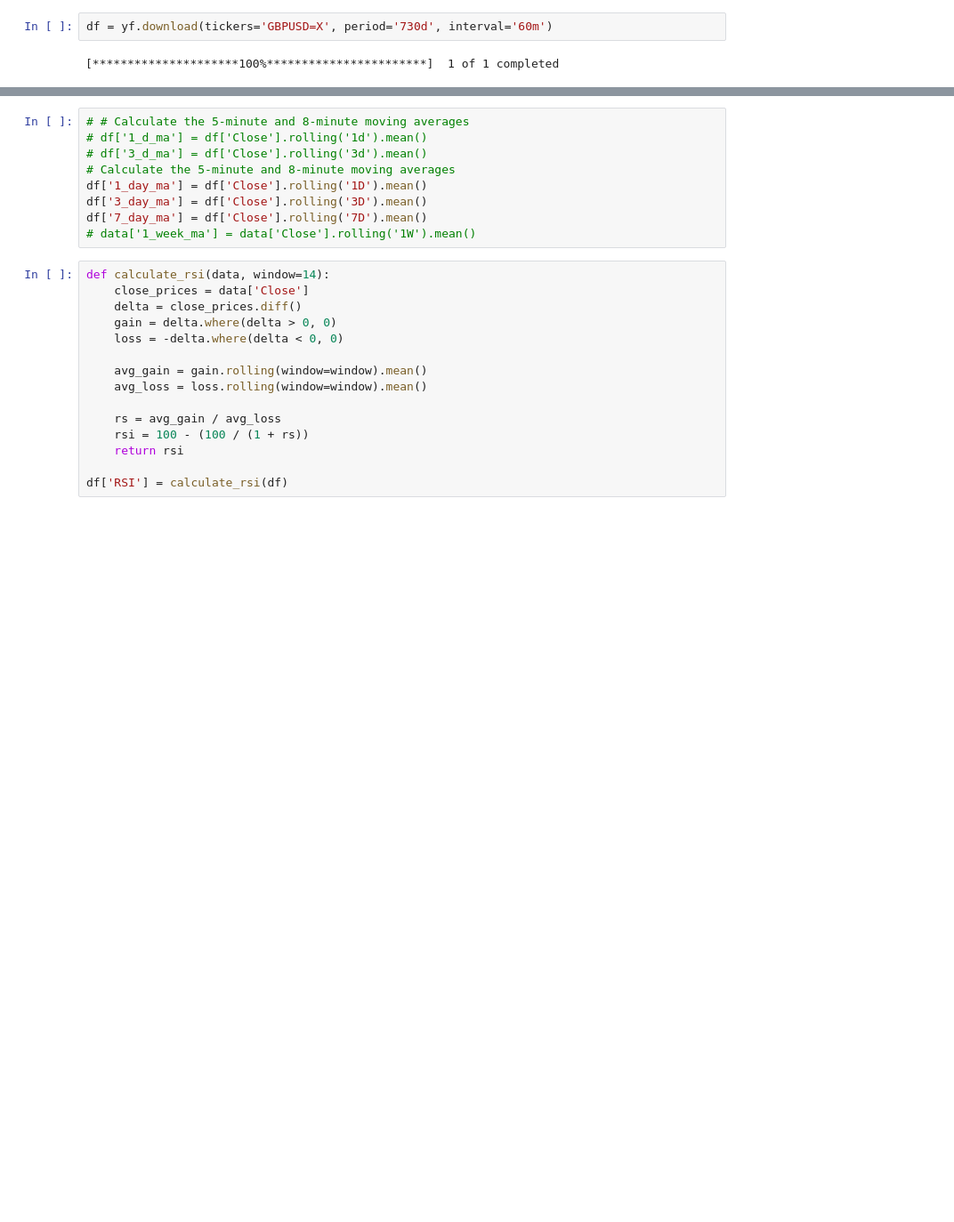
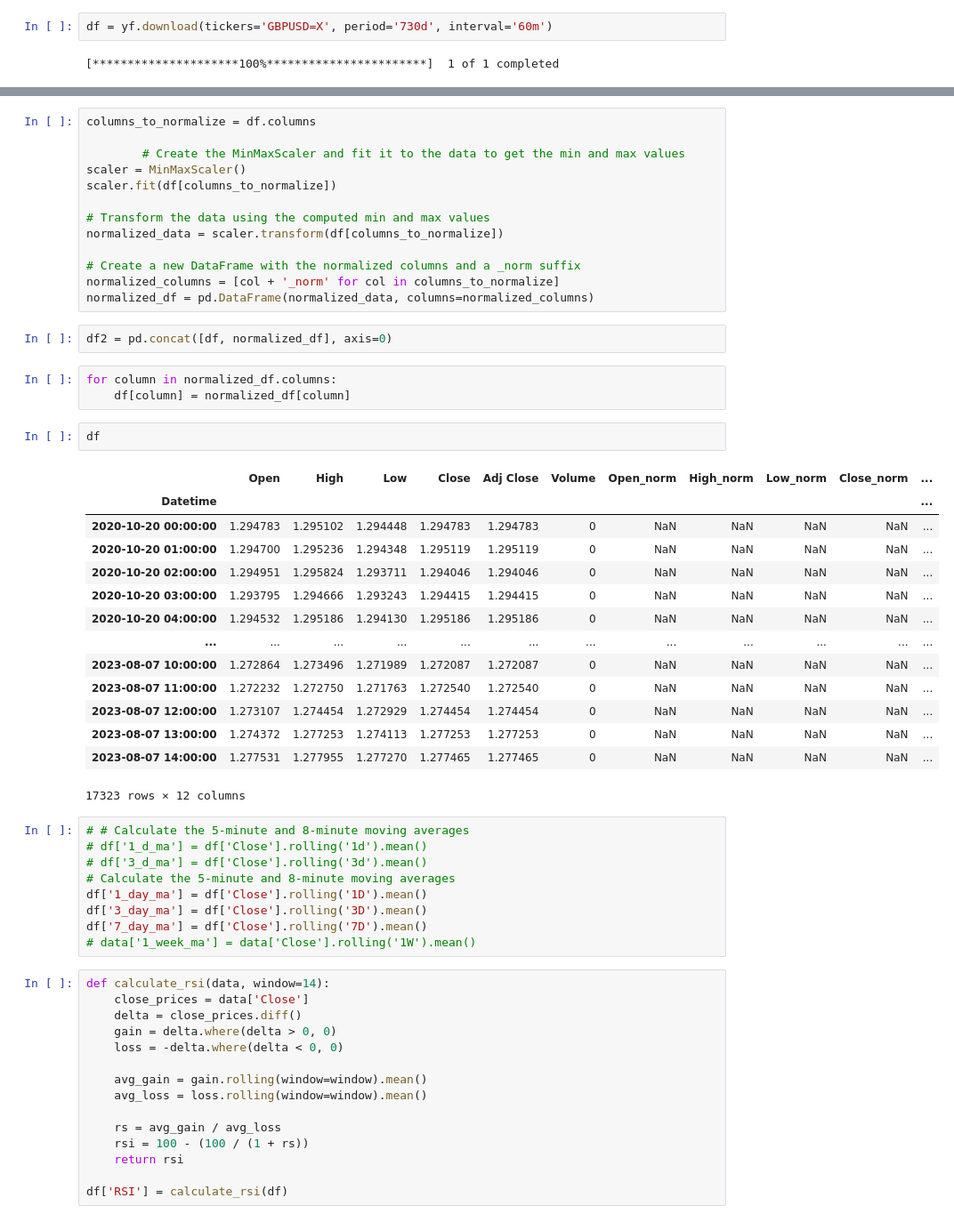
Before and after one commit to drjjjm18/rl-forex-trading, a Jupyter notebook: data.ipynb, the cells around one changed output, grey strips where cells are left out. Shown: that part at 89% size. Drawn from its saved outputs; the diff is of its cells as text; blank space fills up the shorter version.

```diff
--- a/data.ipynb
+++ b/data.ipynb
@@ -21,3 +23,38 @@ df.tail()
+# %%
+columns_to_normalize = df.columns
+
+        # Create the MinMaxScaler and fit it to the data to get the min and max values
+scaler = MinMaxScaler()
+scaler.fit(df[columns_to_normalize])
+
+# Transform the data using the computed min and max values
+normalized_data = scaler.transform(df[columns_to_normalize])
+
+# Create a new DataFrame with the normalized columns and a _norm suffix
+normalized_columns = [col + '_norm' for col in columns_to_normalize]
+normalized_df = pd.DataFrame(normalized_data, columns=normalized_columns)
+# %%
+df2 = pd.concat([df, normalized_df], axis=0)
+# %%
+for column in normalized_df.columns:
+    df[column] = normalized_df[column]
+# %%
+df
+# %% [output]
+|  | Open | High | Low | Close | Adj Close | Volume | Open_norm | High_norm | Low_norm | Close_norm | ... |
+| Datetime |  |  |  |  |  |  |  |  |  |  | ... |
+| 2020-10-20 00:00:00 | 1.294783 | 1.295102 | 1.294448 | 1.294783 | 1.294783 | 0 | NaN | NaN | NaN | NaN | ... |
+| 2020-10-20 01:00:00 | 1.294700 | 1.295236 | 1.294348 | 1.295119 | 1.295119 | 0 | NaN | NaN | NaN | NaN | ... |
+| 2020-10-20 02:00:00 | 1.294951 | 1.295824 | 1.293711 | 1.294046 | 1.294046 | 0 | NaN | NaN | NaN | NaN | ... |
+| 2020-10-20 03:00:00 | 1.293795 | 1.294666 | 1.293243 | 1.294415 | 1.294415 | 0 | NaN | NaN | NaN | NaN | ... |
+| 2020-10-20 04:00:00 | 1.294532 | 1.295186 | 1.294130 | 1.295186 | 1.295186 | 0 | NaN | NaN | NaN | NaN | ... |
+| ... | ... | ... | ... | ... | ... | ... | ... | ... | ... | ... | ... |
+| 2023-08-07 10:00:00 | 1.272864 | 1.273496 | 1.271989 | 1.272087 | 1.272087 | 0 | NaN | NaN | NaN | NaN | ... |
+| 2023-08-07 11:00:00 | 1.272232 | 1.272750 | 1.271763 | 1.272540 | 1.272540 | 0 | NaN | NaN | NaN | NaN | ... |
+| 2023-08-07 12:00:00 | 1.273107 | 1.274454 | 1.272929 | 1.274454 | 1.274454 | 0 | NaN | NaN | NaN | NaN | ... |
+| 2023-08-07 13:00:00 | 1.274372 | 1.277253 | 1.274113 | 1.277253 | 1.277253 | 0 | NaN | NaN | NaN | NaN | ... |
+| 2023-08-07 14:00:00 | 1.277531 | 1.277955 | 1.277270 | 1.277465 | 1.277465 | 0 | NaN | NaN | NaN | NaN | ... |
+17323 rows × 12 columns
 # %%
 # # Calculate the 5-minute and 8-minute moving averages
 # df['1_d_ma'] = df['Close'].rolling('1d').mean()
```
Also changed, not shown: parts of 3 cells of this notebook, 6 other files.
